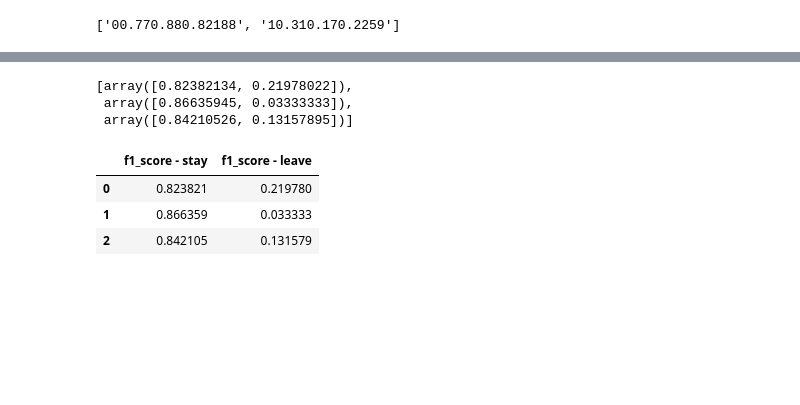
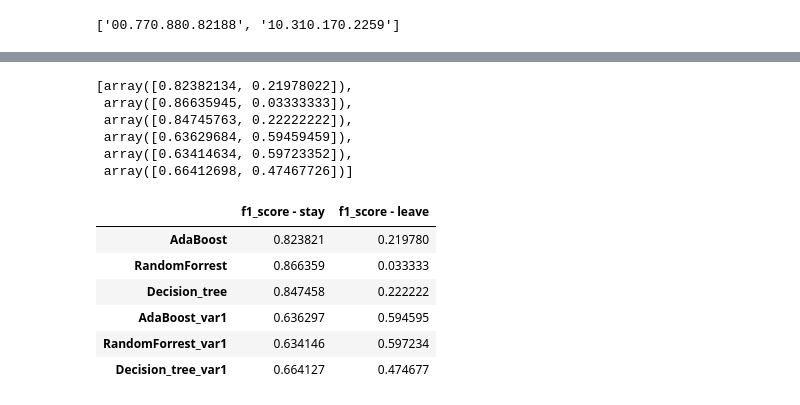
Before and after one commit to bvidru/ML_project_classification, a Jupyter notebook: ML_practical_project_classification.ipynb, the cells around one changed output, grey strips where cells are left out. Drawn from its saved outputs; the diff is of its cells as text; code cells hidden in the pictures; blank space fills up the shorter version.

```diff
--- a/ML_practical_project_classification.ipynb
+++ b/ML_practical_project_classification.ipynb
@@ -873,0 +1354,22 @@ df_joined_without_outliers.describe()
+# %%
+
+numeric_cols = ["EmployeeNumber", "Age", "DailyRate", "DistanceFromHome", "TotalWorkingYears", "TrainingTimesLastYear", "YearsAtCompany",
+                "YearsInCurrentRole", "YearsSinceLastPromotion", "YearsWithCurrManager", "YearlyIncome"]
+
+df_for_scaling = df_joined_without_outliers[numeric_cols].set_index("EmployeeNumber")
+
+from sklearn.preprocessing import StandardScaler
+ss = StandardScaler()
+scaled_array = ss.fit_transform(df_joined_without_outliers[numeric_cols])
+df_scaled = pd.DataFrame(scaled_array, columns = numeric_cols, index = df_for_scaling.index)
+
+numeric_cols2 = ["Age", "DailyRate", "DistanceFromHome", "TotalWorkingYears", "TrainingTimesLastYear", "YearsAtCompany",
+                "YearsInCurrentRole", "YearsSinceLastPromotion", "YearsWithCurrManager", "YearlyIncome"]
+
+df_joined_without_outliers2 = df_joined_without_outliers.drop(columns = numeric_cols2)
+
+df3 = df_joined_without_outliers2.join(df_scaled, on="EmployeeNumber", rsuffix='_')
+
+df3 = df3.dropna()
+
+df3 = df3.drop(columns = "EmployeeNumber_")
@@ -989,0 +1445,3 @@ df_joined_without_outliers = df_joined_without_outliers.drop(columns = ['Distanc
+# %%
+df3 = df3.drop(columns = 'StandardHours')
+df3.shape
@@ -990,7 +1450,7 @@ df_joined_without_outliers = df_joined_without_outliers.drop(columns = ['Distanc
 # %%
-from sklearn.model_selection import train_test_split
-x = df_joined_without_outliers.drop(columns = ["EmployeeNumber", "Attrition"])
-y = df_joined_without_outliers.Attrition
+
+x = df3.drop(columns = ["EmployeeNumber", "Attrition"])
+y = df3.Attrition
 
 x_train, x_test, y_train, y_test = train_test_split(x, y, random_state = 42, test_size = .3)
 # %%
@@ -1140,18 +1593,26 @@ scores_d_tree, scores_rfc, scores_ada
  array([0.82382134, 0.21978022]))
 # %%
 
-final_scores = [scores_ada, scores_rfc, scores_d_tree]
+final_scores = [scores_ada, scores_rfc, scores_d_tree, scores_ada_v1, scores_rfc_v1, scores_dtree_v1]
 final_scores
 # %% [output]
 [array([0.82382134, 0.21978022]),
  array([0.86635945, 0.03333333]),
- array([0.84210526, 0.13157895])]
+ array([0.84745763, 0.22222222]),
+ array([0.63629684, 0.59459459]),
+ array([0.63414634, 0.59723352]),
+ array([0.66412698, 0.47467726])]
 # %%
 
-df_scores = pd.DataFrame(final_scores, columns = ["f1_score - stay", "f1_score - leave"])
+df_scores = pd.DataFrame(final_scores, columns = ["f1_score - stay", "f1_score - leave"],
+                         index = ['AdaBoost', 'RandomForrest', 'Decision_tree', 'AdaBoost_var1',
+                                  'RandomForrest_var1', 'Decision_tree_var1'])
 df_scores
 # %% [output]
 |  | f1_score - stay | f1_score - leave |
-| 0 | 0.823821 | 0.219780 |
-| 1 | 0.866359 | 0.033333 |
-| 2 | 0.842105 | 0.131579 |
+| AdaBoost | 0.823821 | 0.219780 |
+| RandomForrest | 0.866359 | 0.033333 |
+| Decision_tree | 0.847458 | 0.222222 |
+| AdaBoost_var1 | 0.636297 | 0.594595 |
+| RandomForrest_var1 | 0.634146 | 0.597234 |
+| Decision_tree_var1 | 0.664127 | 0.474677 |
```
Also changed, not shown: parts of 128 cells of this notebook.
